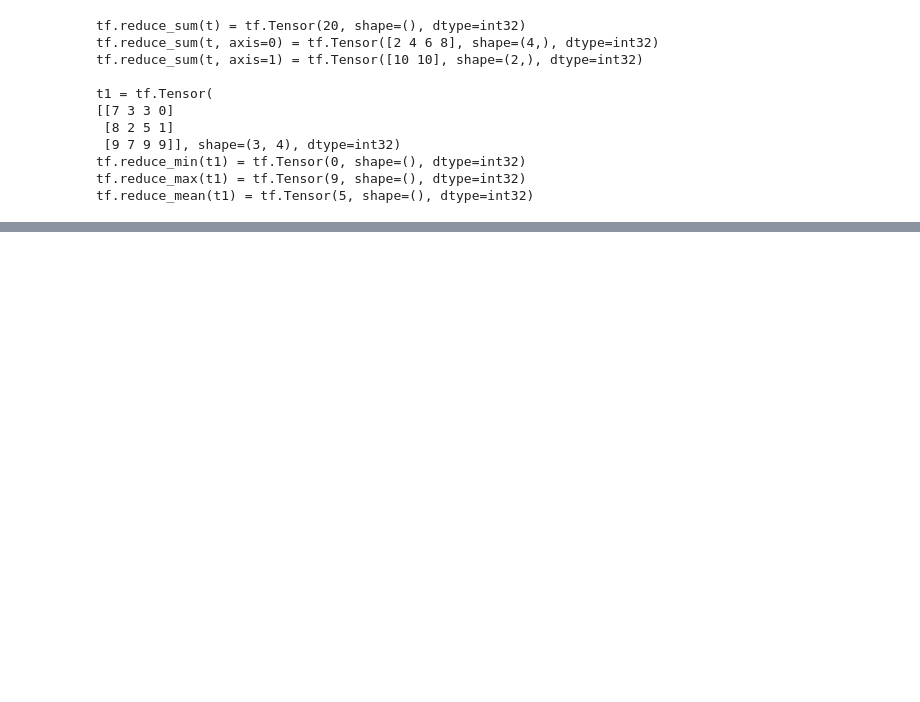
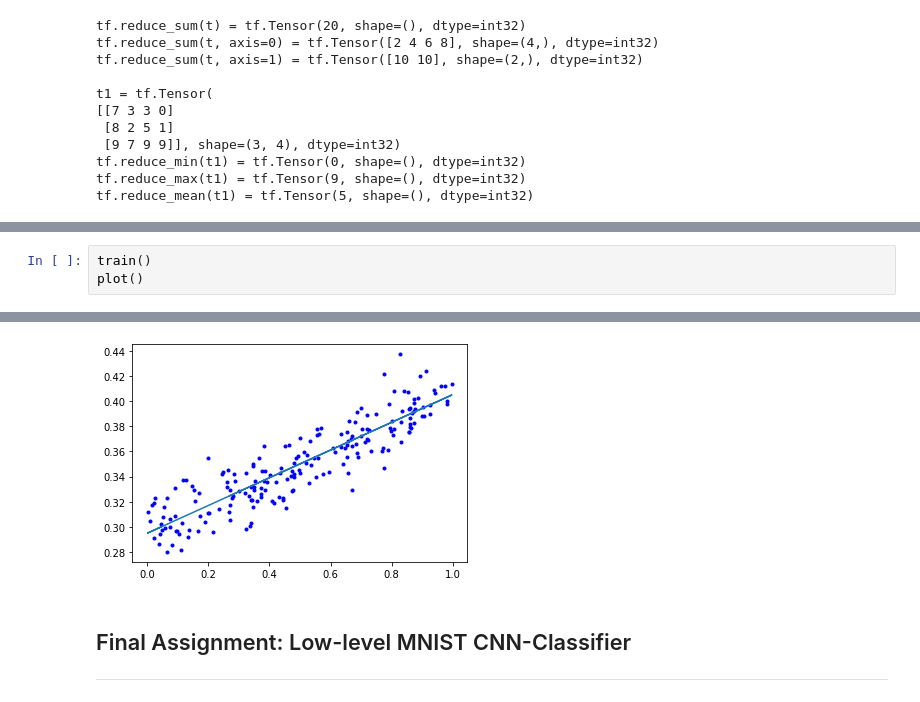
Before and after one commit to iust-deep-learning/tensorflow-2-tutorial, a Jupyter notebook: part_01.ipynb, the cells around one changed output, grey strips where cells are left out. Drawn from its saved outputs; the diff is of its cells as text; blank space fills up the shorter version.

Commit message:
Finalize the content

```diff
--- a/part_01.ipynb
+++ b/part_01.ipynb
@@ -562,0 +739,4 @@ tf.reduce_mean(t1) = tf.Tensor(5, shape=(), dtype=int32)
+# %%
+train()
+plot()
+# %% [output]
@@ -562,0 +753,5 @@ tf.reduce_mean(t1) = tf.Tensor(5, shape=(), dtype=int32)
+[figure, added]
+# %% [markdown]
+## Final Assignment: Low-level MNIST CNN-Classifier
+
+---
```
Also changed, not shown: parts of 34 cells of this notebook.
